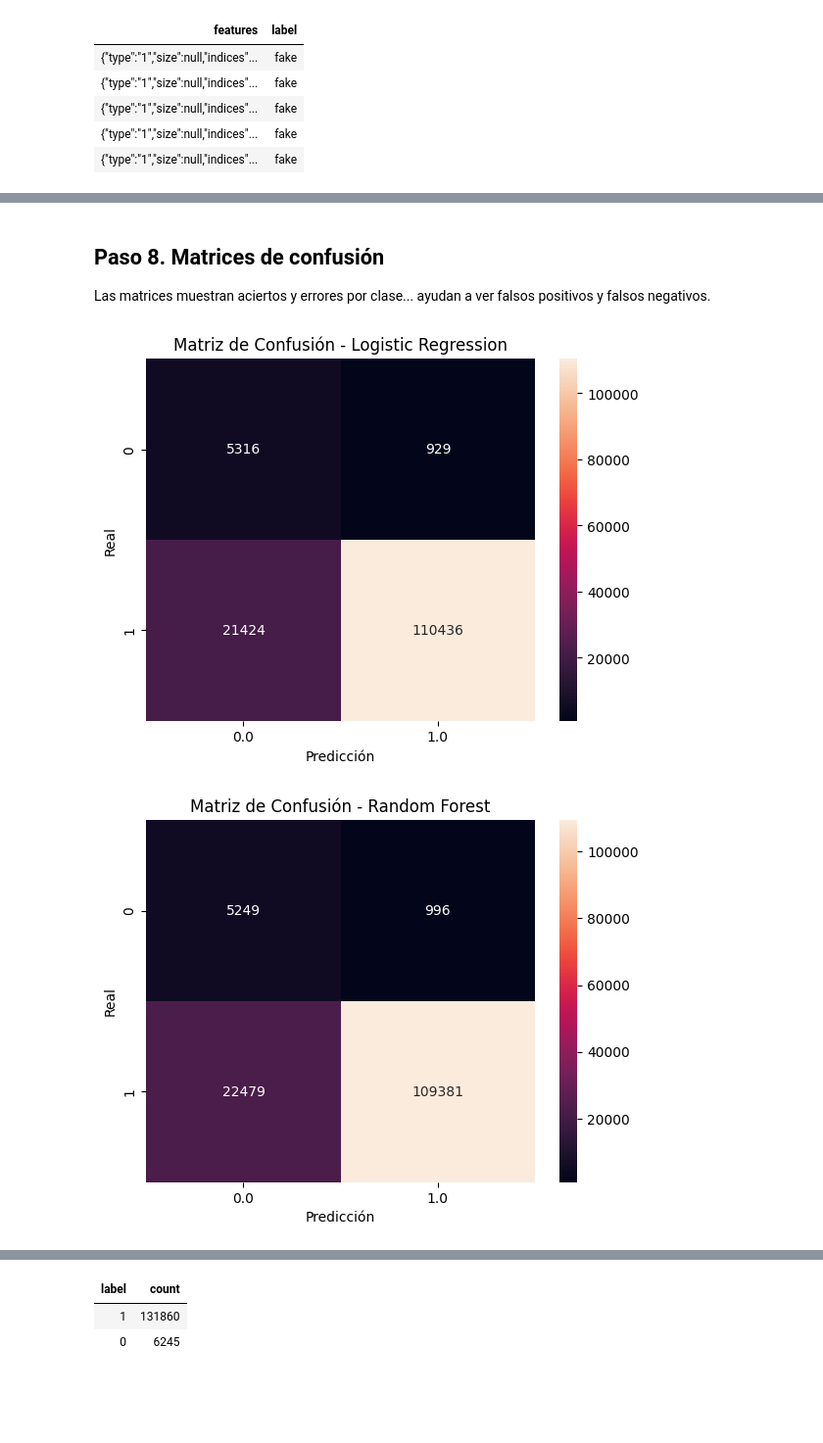
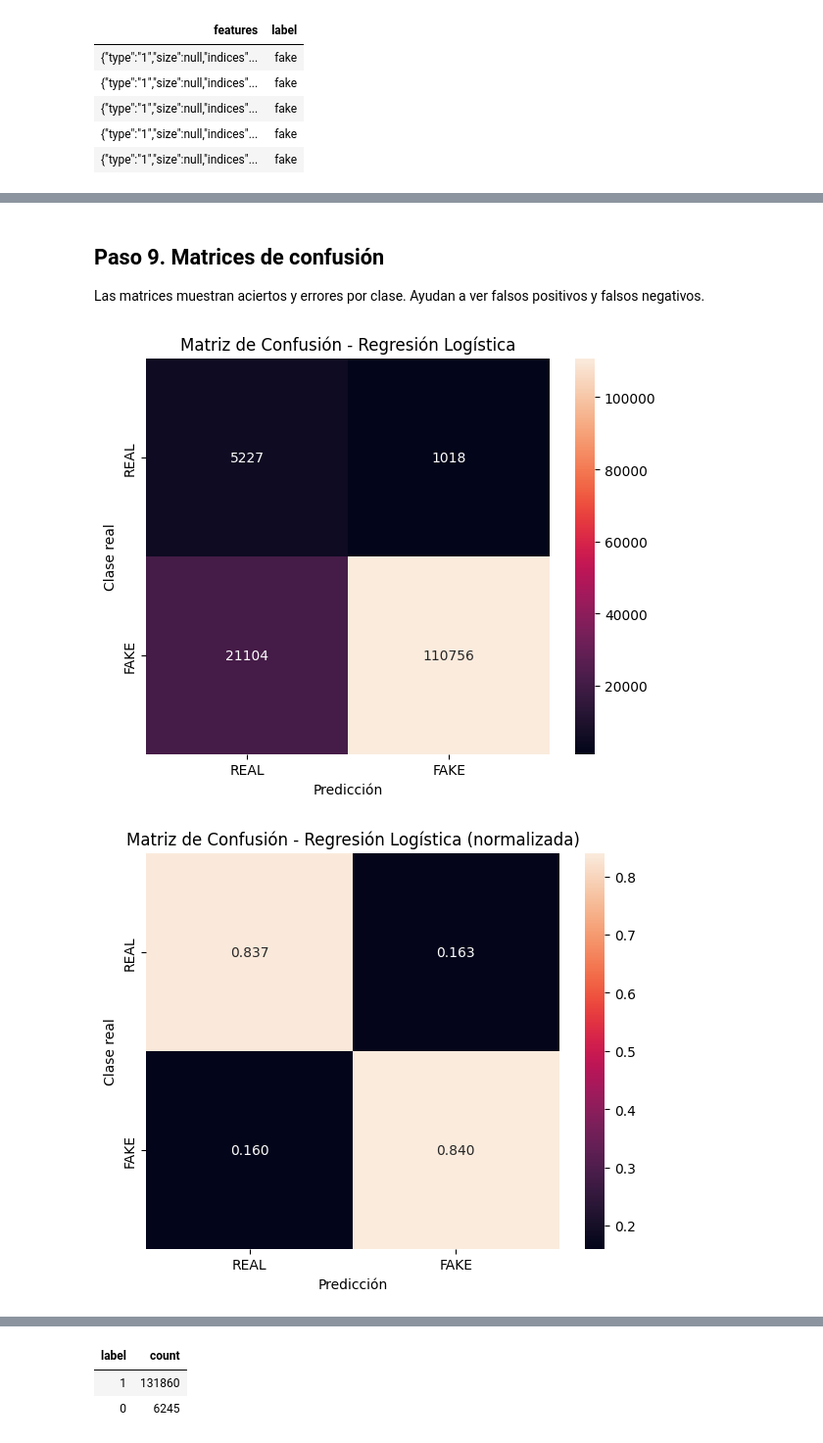
Before and after one commit to mariana-2302/deepfake-voice-detection_G4_BDA, a Jupyter notebook: Grupo4-BDA-Parcial-Codigo.ipynb, the cells around one changed output, grey strips where cells are left out. Shown at 98% size. Cells and saved outputs as stored; diff of their text form; code cells hidden in the pictures; blank space fills up the shorter version.

```diff
--- a/Grupo4-BDA-Parcial-Codigo.ipynb
+++ b/Grupo4-BDA-Parcial-Codigo.ipynb
@@ -189,7 +820,9 @@ rf_pred = rf_model.transform(df_test)
 # %%
+_inicio_etapa = time.perf_counter()
+
 from pyspark.ml.classification import GBTClassifier
 
-# gbt entrena árboles de forma secuencial
+# GBT entrena árboles de forma secuencial
 # cada árbol intenta corregir errores del anterior
 gbt = GBTClassifier(
     featuresCol="features",
@@ -198,8 +831,13 @@ gbt = GBTClassifier(
     maxDepth=5    # profundidad máxima del árbol
 )
 
-# en este bloque se usa el entrenamiento completo
-# si se quiere comparar igual que los otros modelos se puede cambiar por df_balanced_train
-gbt_model = gbt.fit(df_train)
+# CORRECCIÓN: se entrena con df_balanced_train (antes usaba df_train)
+# esto garantiza que GBT sea comparable con LR y RF
+gbt_model = gbt.fit(df_balanced_train)
 
 gbt_pred = gbt_model.transform(df_test)
+
+# Materializa las transformaciones para que el tiempo incluya la ejecucion Spark.
+_filas_gbt_pred = gbt_pred.count()
+
+registrar_tiempo('CONSUMO ML', 'GBT: entrenamiento y predicción', _inicio_etapa, observacion=f'{_filas_gbt_pred} predicciones')
@@ -257,7 +1063,7 @@ GBT AUC: 0.9040412296468452
 # %% [markdown]
-## Paso 8. Matrices de confusión
+## Paso 9. Matrices de confusión
 
-Las matrices muestran aciertos y errores por clase... ayudan a ver falsos positivos y falsos negativos.
+Las matrices muestran aciertos y errores por clase. Ayudan a ver falsos positivos y falsos negativos.
 # %%
 # agrupamos por etiqueta real y predicción
 # luego pasamos a pandas para graficar con seaborn
@@ -266,24 +1072,36 @@ cm_rf = rf_pred.groupBy("label", "prediction").count().toPandas()
 cm_gbt = gbt_pred.groupBy("label", "prediction").count().toPandas()
 # %%
+import os
 import pandas as pd
 import matplotlib.pyplot as plt
 import seaborn as sns
 
-# función para graficar la matriz de confusión
-# recibe la tabla agrupada y el título del gráfico
-def plot_confusion(cm, title):
+RESULTS_DIR = "/Volumes/workspace/deepfake_bd/data/resultados_bigdata"
+os.makedirs(RESULTS_DIR, exist_ok=True)
+
+def plot_confusion(cm, title, filename, normalize=False):
     pivot = cm.pivot(index="label", columns="prediction", values="count").fillna(0)
-
-    plt.figure()
-    sns.heatmap(pivot, annot=True, fmt=".0f")
-    plt.title(title)
+    pivot = pivot.reindex(index=[0,1], columns=[0.0,1.0], fill_value=0)
+    values = pivot.values.astype(float)
+    if normalize:
+        values = values / values.sum(axis=1, keepdims=True)
+    plt.figure(figsize=(6,5))
+    sns.heatmap(values, annot=True, fmt=".3f" if normalize else ".0f",
+                xticklabels=["REAL","FAKE"], yticklabels=["REAL","FAKE"])
+    plt.title(title + (" (normalizada)" if normalize else ""))
     plt.xlabel("Predicción")
-    plt.ylabel("Real")
+    plt.ylabel("Clase real")
+    plt.tight_layout()
+    plt.savefig(os.path.join(RESULTS_DIR, filename), dpi=220, bbox_inches="tight")
     plt.show()
 
-plot_confusion(cm_lr, "Matriz de Confusión - Logistic Regression")
-plot_confusion(cm_rf, "Matriz de Confusión - Random Forest")
-plot_confusion(cm_gbt, "Matriz de Confusión - Gradient Boosted Trees")
+for key, cm, title in [
+    ("lr", cm_lr, "Matriz de Confusión - Regresión Logística"),
+    ("rf", cm_rf, "Matriz de Confusión - Random Forest"),
+    ("gbt", cm_gbt, "Matriz de Confusión - GBT"),
+]:
+    plot_confusion(cm, title, f"matriz_confusion_{key}.png", normalize=False)
+    plot_confusion(cm, title, f"matriz_confusion_{key}_normalizada.png", normalize=True)
 # %% [output]
-[figure, old version]
+[figure, new version]
-[figure, old version]
+[figure, new version]
```
Also changed, not shown: parts of 65 cells of this notebook.
